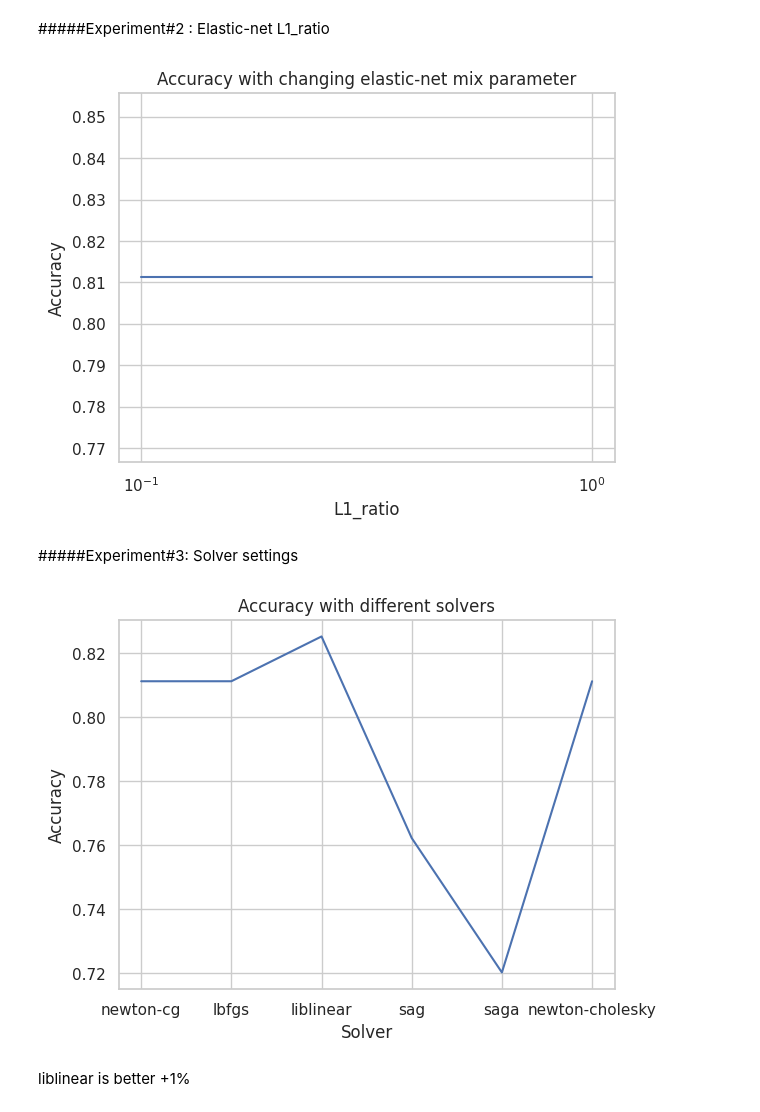
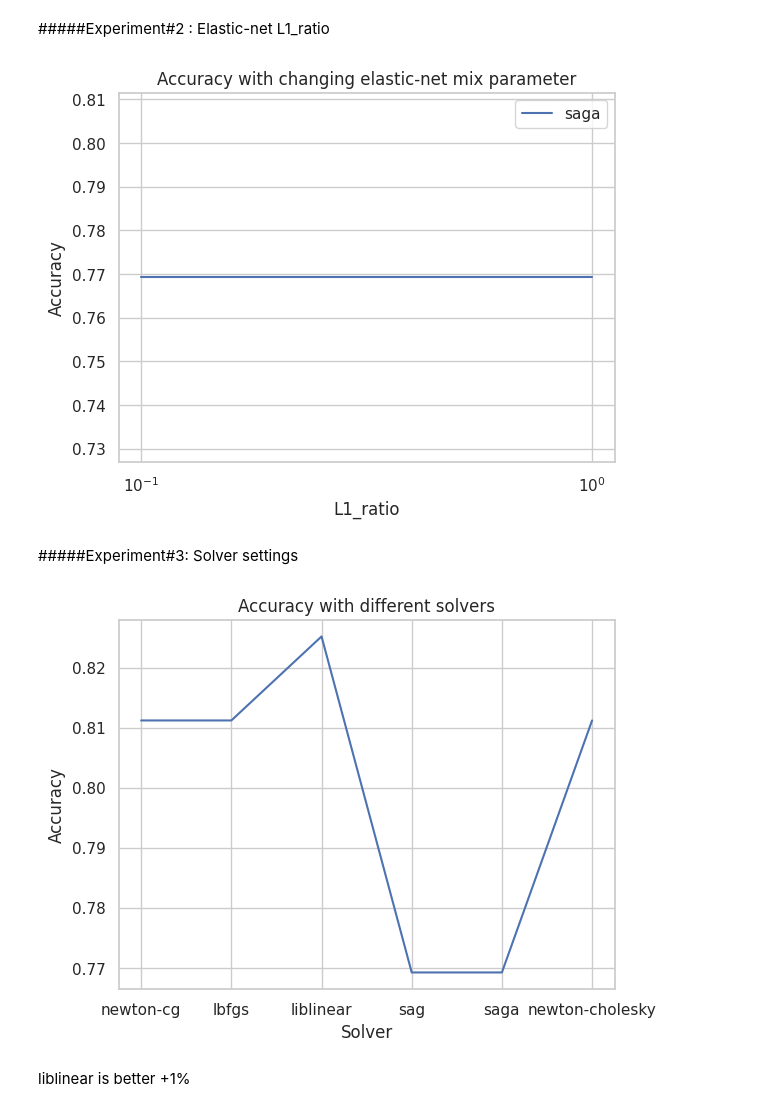
Before and after one commit to Bica-plus-equals/Titanic-Logistic-Regression, a Jupyter notebook: LogisticRegression_Project1.ipynb, the cells around one changed output. Cells and saved outputs as stored; diff of their text form; code cells hidden in the pictures.

```diff
--- a/LogisticRegression_Project1.ipynb
+++ b/LogisticRegression_Project1.ipynb
@@ -147,12 +136,0 @@ df = train_data
-# %%
-#Extract titles and drop name data
-df['Title'] = df['Name'].str.extract(' ([A-Za-z]+)\.')
-df = df.drop(['Name'], axis=1)
-
-#Map titles onto a few groups: common titles + rare
-common_titles = ['Mr', 'Miss', 'Mrs', 'Master']
-
-df['Title'] = df['Title'].apply(lambda x: 'Rare' if x not in common_titles else x)
-
-#Show counts of each
-df['Title'].value_counts()
@@ -168,3 +136,0 @@ dtype: int64
-# %%
-#One-hot encoding
-df = pd.get_dummies(df, columns=['Title'])
@@ -202,2 +136,0 @@ Encode 'Embarked' data and show final features
-# %%
-df = pd.get_dummies(df, columns=['Embarked'])
@@ -268,13 +239,17 @@ plt.show()
 # %% [markdown]
 #####Experiment#2 : Elastic-net L1_ratio
 # %%
+# from sklearn.exceptions import ConvergenceWarning
+
+# warnings.filterwarnings('ignore', category=ConvergenceWarning)
+
 l1_vals = [0.1, 0.2, 0.5, 1]
 
 accuracy_res = []
 
 for l1 in l1_vals:
 
-  logistic_model = LogisticRegression(max_iter=1000, l1_ratio=l1)
+  logistic_model = LogisticRegression(max_iter=5000, l1_ratio=l1, penalty='elasticnet',solver='saga')
 
   logistic_model.fit(X_train, y_train)
 
@@ -284,35 +259,40 @@ for l1 in l1_vals:
 
   accuracy_res.append(accuracy)
 
-plt.plot(l1_vals, accuracy_res)
+plt.plot(l1_vals, accuracy_res, label='saga')
 plt.title('Accuracy with changing elastic-net mix parameter')
 plt.xscale('log')
+plt.legend()
 plt.xlabel('L1_ratio')
 plt.ylabel('Accuracy')
 plt.show()
 # %% [output]
-[figure, old version]
+[figure, new version]
 # %% [markdown]
 #####Experiment#3: Solver settings
 # %%
+# from sklearn.exceptions import ConvergenceWarning
+
+# warnings.filterwarnings('ignore', category=ConvergenceWarning)
+
 solvers = ['newton-cg', 'lbfgs', 'liblinear', 'sag', 'saga', 'newton-cholesky']
 
 accuracy_res = []
 
 for solver in solvers:
-  logistic_model = LogisticRegression(max_iter=1000, solver=solver)
+  logistic_model = LogisticRegression(max_iter=5000, solver=solver)
   logistic_model.fit(X_train, y_train)
   predictions = logistic_model.predict(X_val)
   accuracy = accuracy_score(y_val, predictions)
   accuracy_res.append(accuracy)
 
 plt.plot(solvers, accuracy_res)
 plt.title('Accuracy with different solvers')
 plt.xlabel('Solver')
 plt.ylabel('Accuracy')
 plt.show()
 # %% [output]
-[figure, old version]
+[figure, new version]
 # %% [markdown]
 liblinear is better +1%
 # %% [markdown]
```
Also changed, not shown: parts of 44 cells of this notebook.
